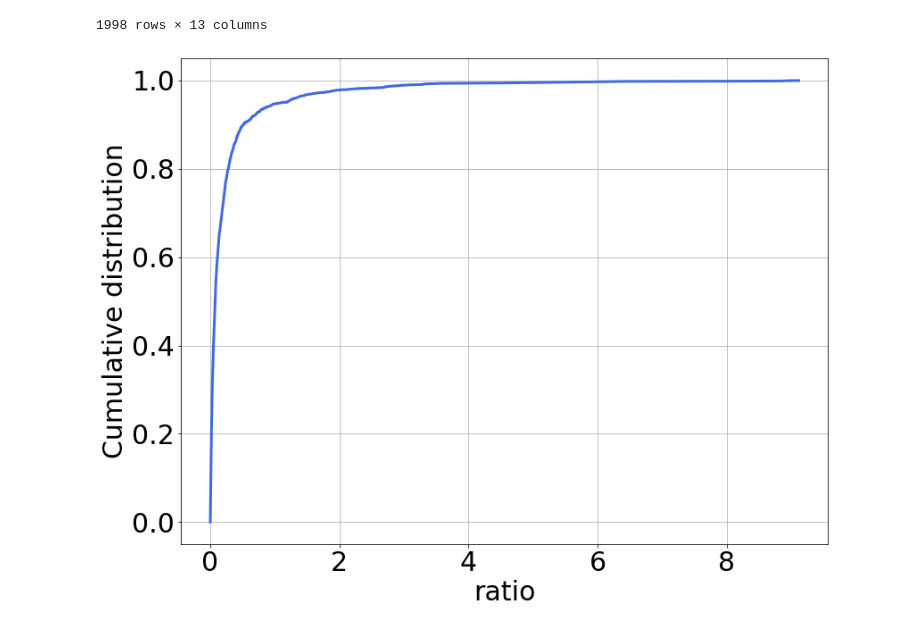
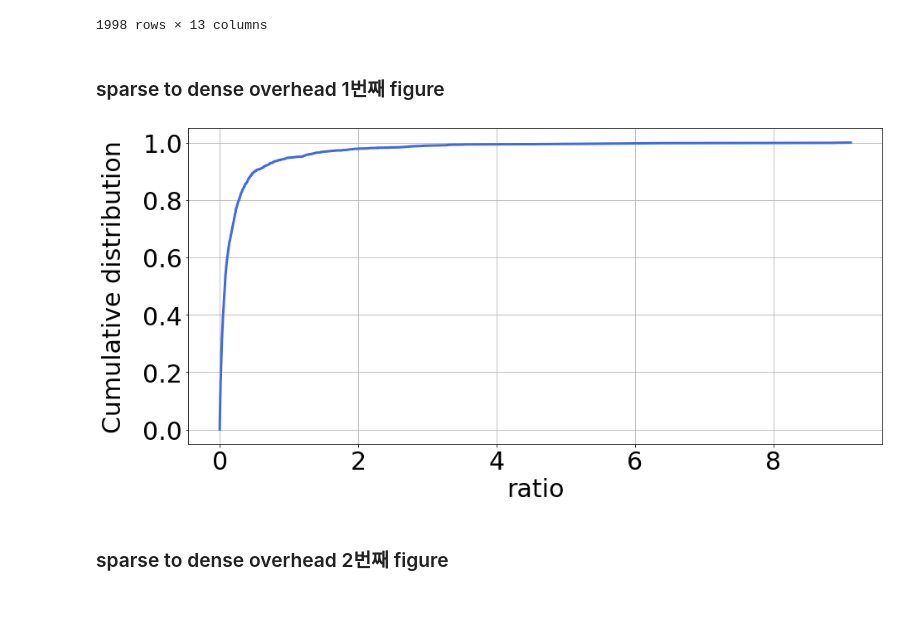
Before and after one commit to unhochoi/sparse-matrix-multiplication, a Jupyter notebook: figure/pyplot/sparse-to-dense-overhead-v2.ipynb, the cells around one changed output. Drawn from its saved outputs; the diff is of its cells as text; code cells hidden in the pictures.

Commit message:
modifying figure

```diff
--- a/figure/pyplot/sparse-to-dense-overhead-v2.ipynb
+++ b/figure/pyplot/sparse-to-dense-overhead-v2.ipynb
@@ -24,31 +24,35 @@ df = pd.read_csv("/Users/bdlab/Desktop/matrix-data/spmm-latency/spmm-for-todense
 | 1996 | 455 | 44292 | 10041 | 0.000004 | 0.1000 | 87 | 44474989 | 10498 | 1177 | 277 | ... |
 | 1997 | 9008 | 70108 | 4682 | 0.000017 | 0.2000 | 10426 | 65651411 | 14952 | 1640 | 1510 | ... |
 1998 rows × 13 columns
+# %% [markdown]
+### sparse to dense overhead 1번째 figure
 # %%
 import numpy as np
 import matplotlib.pyplot as plt
 
 plt.rcParams.update({'font.size': 30}) # 폰트사이즈 디폴트 설정
-fig = plt.figure(figsize=(13,10))
+fig = plt.figure(figsize=(15,7))
 
 # x 축으로 사용할 ratio
 ratio = df['sp_todense_ratio']
 
 # 배열의 모든 값을 1/1998 로 초기화
-y = np.zeros(1998) + (1 / len(ratio))
+y = np.zeros(len(ratio)) + (1 / len(ratio))
 # 누적 비율 생성
 cdf = np.cumsum(y)
 
 plt.grid(True)
 
 plt.xticks([0,2,4,6,8])
 
 plt.xlabel("ratio")
-plt.ylabel("Cumulative distribution")
+plt.ylabel("Cumulative distribution", labelpad=20)
 
 plt.plot(ratio,cdf,linewidth=3, color = "royalblue")
 fig.savefig('./sparse-to-dense-overhead-v2-first.png')
 plt.show()
 # %% [output]
-[figure, old version]
+[figure, new version]
+# %% [markdown]
+### sparse to dense overhead 2번째 figure
 # %%
```
Also changed, not shown: parts of 5 cells of this notebook, 5 other files.
